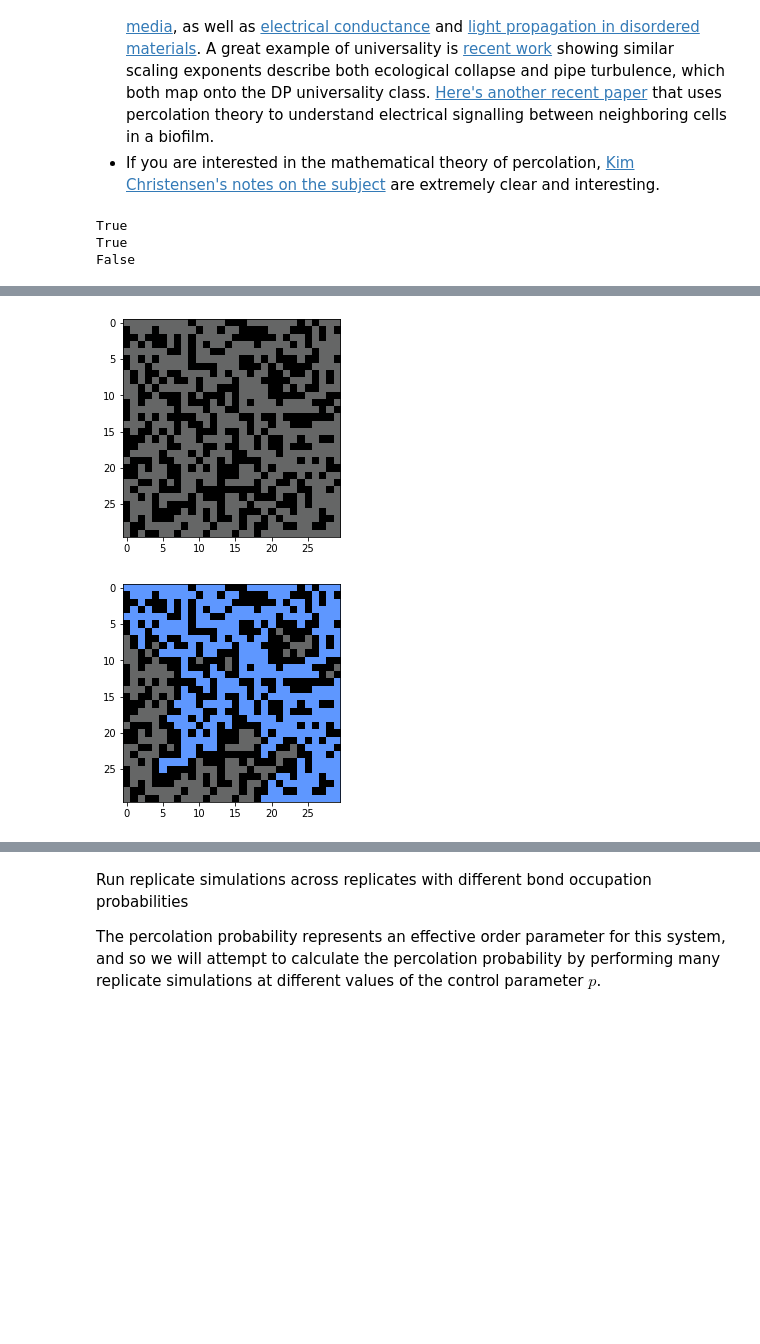
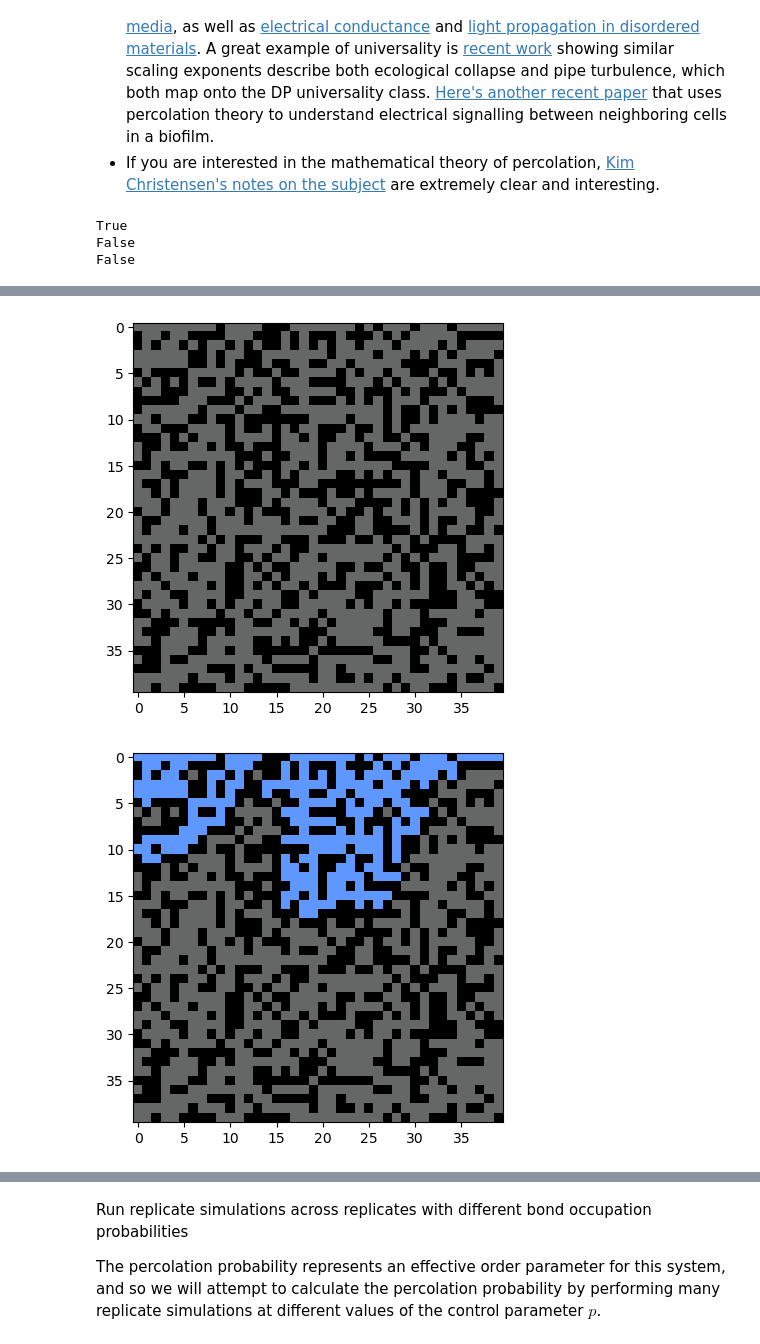
Before and after one commit to maxwellsdemon1965/cphy-homework, a Jupyter notebook: cellular_automata_complexity_hw.ipynb, the cells around one changed output, grey strips where cells are left out. Saved outputs shown, nothing was run; the diff lists cells and outputs as text; code cells hidden in the pictures; blank space fills up the shorter version.

```diff
--- a/cellular_automata_complexity_hw.ipynb
+++ b/cellular_automata_complexity_hw.ipynb
@@ -494,4 +472,6 @@ class PercolationSimulation:
 # %%
+# Testing percolation class
+
 from matplotlib.colors import LinearSegmentedColormap
 def plot_percolation(mat):
     """
@@ -506,29 +486,27 @@ def plot_percolation(mat):
     cmap = LinearSegmentedColormap.from_list("", tuples)
     plt.imshow(mat, cmap=cmap, vmin=0, vmax=2)
 
-
-model = PercolationSimulation(n=30, random_state=0, p=0.1)
+model = PercolationSimulation(n=40, random_state=0, p=0.1)
 print(model.percolate())
 plt.figure()
 plot_percolation(model.grid)
 plt.figure()
 plot_percolation(model.grid_filled)
 
-model = PercolationSimulation(n=30, random_state=0, p=0.4)
+model = PercolationSimulation(n=40, random_state=0, p=0.4)
 print(model.percolate())
 plt.figure()
 plot_percolation(model.grid)
 plt.figure()
 plot_percolation(model.grid_filled)
 
-
-model = PercolationSimulation(n=30, random_state=0, p=0.9)
+model = PercolationSimulation(n=40, random_state=0, p=0.9)
 print(model.percolate())
 plt.figure()
 plot_percolation(model.grid)
 plt.figure()
 plot_percolation(model.grid_filled)
 # %% [output]
-True
 True
 False
+False
@@ -537,2 +515,2 @@ False
-[figure, old version]
+[figure, new version]
-[figure, old version]
+[figure, new version]
```
Also changed, not shown: parts of 7 cells of this notebook.
